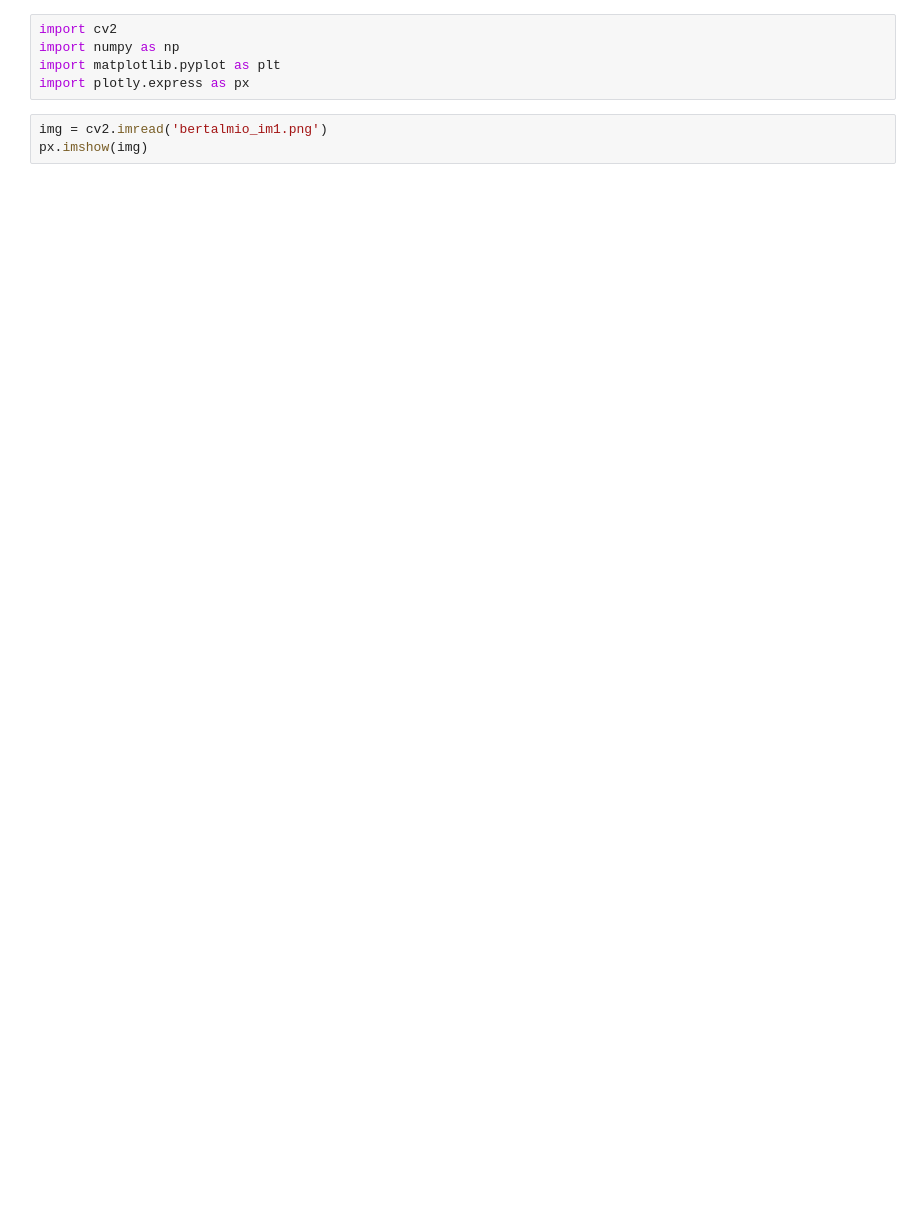
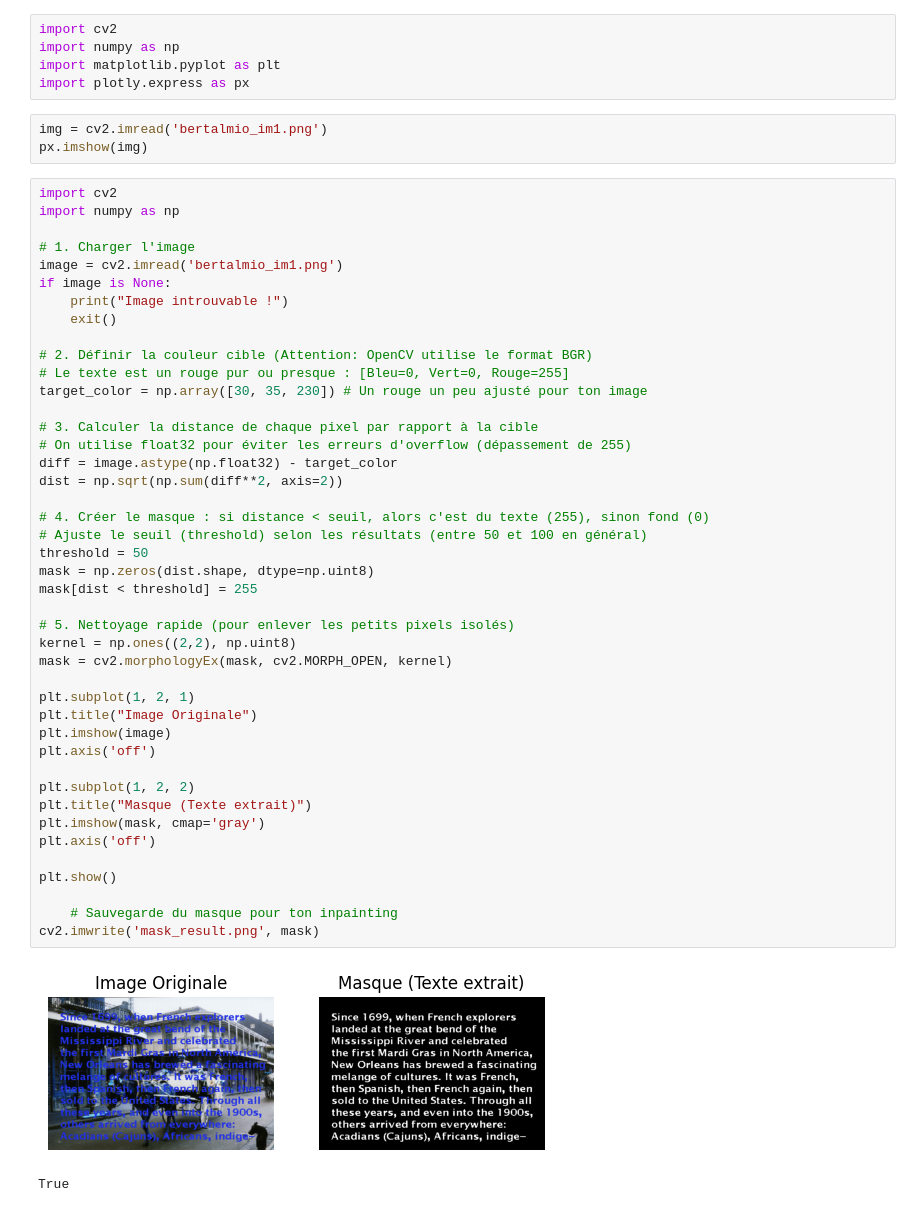
Before and after one commit to jean-dlc/Projet-IMI-Inpainting-CPE-2026, a Jupyter notebook: bertalmio.ipynb, the cells around one changed output. Drawn from its saved outputs; the diff is of its cells as text; blank space fills up the shorter version.

Commit message:
image / base bertalmio

```diff
--- a/bertalmio.ipynb
+++ b/bertalmio.ipynb
@@ -6,3 +6,49 @@ import plotly.express as px
 # %%
 img = cv2.imread('bertalmio_im1.png')
 px.imshow(img)
+# %%
+import cv2
+import numpy as np
+
+# 1. Charger l'image
+image = cv2.imread('bertalmio_im1.png')
+if image is None:
+    print("Image introuvable !")
+    exit()
+
+# 2. Définir la couleur cible (Attention: OpenCV utilise le format BGR)
+# Le texte est un rouge pur ou presque : [Bleu=0, Vert=0, Rouge=255]
+target_color = np.array([30, 35, 230]) # Un rouge un peu ajusté pour ton image
+
+# 3. Calculer la distance de chaque pixel par rapport à la cible
+# On utilise float32 pour éviter les erreurs d'overflow (dépassement de 255)
+diff = image.astype(np.float32) - target_color
+dist = np.sqrt(np.sum(diff**2, axis=2))
+
+# 4. Créer le masque : si distance < seuil, alors c'est du texte (255), sinon fond (0)
+# Ajuste le seuil (threshold) selon les résultats (entre 50 et 100 en général)
+threshold = 50
+mask = np.zeros(dist.shape, dtype=np.uint8)
+mask[dist < threshold] = 255
+
+# 5. Nettoyage rapide (pour enlever les petits pixels isolés)
+kernel = np.ones((2,2), np.uint8)
+mask = cv2.morphologyEx(mask, cv2.MORPH_OPEN, kernel)
+
+plt.subplot(1, 2, 1)
+plt.title("Image Originale")
+plt.imshow(image)
+plt.axis('off')
+
+plt.subplot(1, 2, 2)
+plt.title("Masque (Texte extrait)")
+plt.imshow(mask, cmap='gray')
+plt.axis('off')
+
+plt.show()
+
+    # Sauvegarde du masque pour ton inpainting
+cv2.imwrite('mask_result.png', mask)
+# %% [output]
+[figure, added]
+True
```
Also changed, not shown: parts of 3 cells of this notebook, 11 other files.
